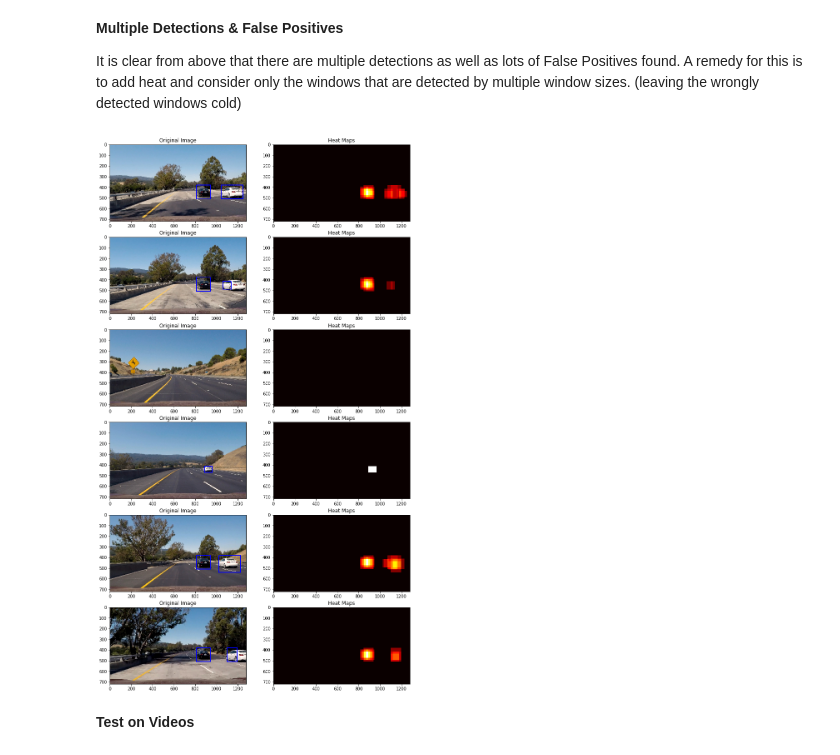
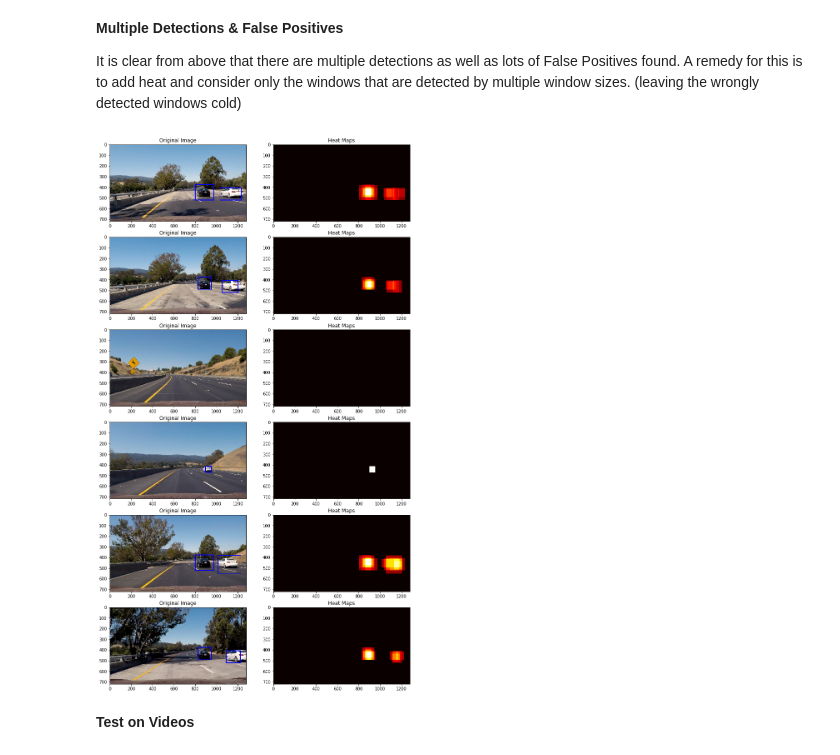
Before and after one commit to shuklam20/CarND-Vehicle-Detection-P5, a Jupyter notebook: P5_Vehicle_Detection_V2.ipynb, the cells around one changed output. Cells and saved outputs as stored; diff of their text form; code cells hidden in the pictures.

```diff
--- a/P5_Vehicle_Detection_V2.ipynb
+++ b/P5_Vehicle_Detection_V2.ipynb
@@ -197,7 +199,7 @@ spatial_size = (16, 16) # Spatial binning dimensions
 hist_bins = (0, 1)
 
 spatial_feat = True # Spatial features on or off
-hist_feat = False # Histogram features on or off
+hist_feat = True # Histogram features on or off
 hog_feat = True # HOG features on or off
 y_start_stop = [None, None] # Min and max in y to search in slide_window()
 
@@ -234,22 +236,6 @@ X_train, X_test, y_train, y_test = train_test_split(
 print('Using:',orient,'orientations',pix_per_cell,
     'pixels per cell and', cell_per_block,'cells per block')
 print('Feature vector length:', len(X_train[0]))
-
-# Use a linear SVC
-svc = LinearSVC(C=0.001)
-# Check the training time for the SVC
-t=time.time()
-svc.fit(X_train, y_train)
-t2 = time.time()
-print(round(t2-t, 2), 'Seconds to train SVC...')
-# Check the score of the SVC
-print('Train Accuracy of SVC = ', round(svc.score(X_train, y_train), 4))
-print('Test Accuracy of SVC = ', round(svc.score(X_test, y_test), 4))
-
-# Dump the data as a pickle file
-data_dict = {"svc": svc, "scaler": X_scaler, "orient": orient, "pix_per_cell": pix_per_cell, "cell_per_block": cell_per_block,
-                "spatial_size": spatial_size, "hist_bins": hist_bins}
-pickle.dump(data_dict, open("svc_pickle.p", "wb"))
 # %% [output]
 /home/mlab-gaming/anaconda3/envs/carnd-term1/lib/python3.5/site-packages/skimage/feature/_hog.py:119: skimage_deprecation: Default value of `block_norm`==`L1` is deprecated and will be changed to `L2- ...
   'be changed to `L2-Hys` in v0.15', skimage_deprecation)
@@ -439,12 +450,11 @@ def find_cars(img, ystart, ystop, xstart, xstop, scale, svc, X_scaler, orient, p
             hist_features = color_hist(subimg, nbins=hist_bins)
 
             # Scale features and make a prediction
-#             test_features = X_scaler.transform(np.hstack((spatial_features, hist_features, hog_features)).reshape(1, -1))
-            test_features = X_scaler.transform(np.hstack((spatial_features, hog_features)).reshape(1, -1))
+            test_features = X_scaler.transform(np.hstack((spatial_features, hist_features, hog_features)).reshape(1, -1))
+#             test_features = X_scaler.transform(np.hstack((spatial_features, hog_features)).reshape(1, -1))
             test_prediction = svc.predict(test_features)
-
-
-            if test_prediction == 1:
+            prob = svc.decision_function(test_features)
+            if test_prediction == 1: #prob > 0.5:
                 xbox_left = np.int(xleft*scale)
                 ytop_draw = np.int(ytop*scale)
                 win_draw = np.int(window*scale)
@@ -614,17 +624,20 @@ def draw_labeled_bboxes(img, labels):
 
 def box_list_fun(img): # Find cars doesn't have xy overlap so I am defining multi-same scale functions
     box_list = []
-    hot_window1, _ = find_cars(img, ystart=300, ystop=500, xstart= 20, xstop=400, scale=1, svc=svc,
+    hot_window1, _ = find_cars(img, ystart=360, ystop=540, xstart= 840, xstop=1280, scale=1.2, svc=svc,
                                X_scaler=X_scaler, orient=orient, pix_per_cell=pix_per_cell,
                                cell_per_block=cell_per_block, spatial_size=spatial_size, hist_bins=hist_bins)
-    hot_window2, _ = find_cars(img, ystart=360, ystop=550, xstart= 810, xstop=1280, scale=1.2, svc=svc,
+    hot_window2, _ = find_cars(img, ystart=350, ystop=600, xstart= 800, xstop=1280, scale=1.8, svc=svc,
                                X_scaler=X_scaler, orient=orient, pix_per_cell=pix_per_cell,
                                cell_per_block=cell_per_block, spatial_size=spatial_size, hist_bins=hist_bins)
-    hot_window3, _ = find_cars(img, ystart=350, ystop=656, xstart= 810, xstop=1280, scale=2, svc=svc,
+    hot_window3, _ = find_cars(img, ystart=360, ystop=600, xstart= 1050, xstop=1280, scale=2.4, svc=svc,
+                               X_scaler=X_scaler, orient=orient, pix_per_cell=pix_per_cell,
+                               cell_per_block=cell_per_block, spatial_size=spatial_size, hist_bins=hist_bins)
+    hot_window4, _ = find_cars(img, ystart=380, ystop=656, xstart= 700, xstop=1280, scale=3, svc=svc,
                                X_scaler=X_scaler, orient=orient, pix_per_cell=pix_per_cell,
                                cell_per_block=cell_per_block, spatial_size=spatial_size, hist_bins=hist_bins)
 
-    box_list= hot_window1 + hot_window2 + hot_window3
+    box_list= hot_window1 + hot_window2 + hot_window3 + hot_window4
 
     return box_list
 
@@ -635,34 +648,34 @@ def draw_heatmap(image):
     # Add heat to each box in box list
     box_list = box_list_fun(image)
     heat = add_heat(heat,box_list)
 
     # Apply threshold to help remove false positives
     heat = apply_threshold(heat,1.5)
 
     # Visualize the heatmap when displaying
     heatmap = np.clip(heat, 0, 255)
 
     # Find final boxes from heatmap using label function
     labels = label(heatmap)
     draw_img = draw_labeled_bboxes(np.copy(image), labels)
 
     return draw_img, heatmap
 
 
 images = glob.glob('test_images/*.jpg')
 fig, axes = plt.subplots(len(images), 2, figsize=(10,20))
 axes = axes.ravel()
 # [ax.axis("off") for ax in axes]
 for i, fname in enumerate(images):
     img = mpimg.imread(fname)
     draw_img, heatmap = draw_heatmap(img)
     axes[2*i].imshow(draw_img)
     axes[2*i].set_title("Original Image")
     axes[2*i+1].imshow(heatmap, cmap='hot')
     axes[2*i+1].set_title("Heat Maps")
 plt.subplots_adjust(left=0., right=1, top=0.9, bottom=0.)
 # %% [output]
-[figure, old version]
+[figure, new version]
 # %% [markdown]
 **Test on Videos**
 # %%
```
Also changed, not shown: parts of 10 cells of this notebook, 1 other file.
